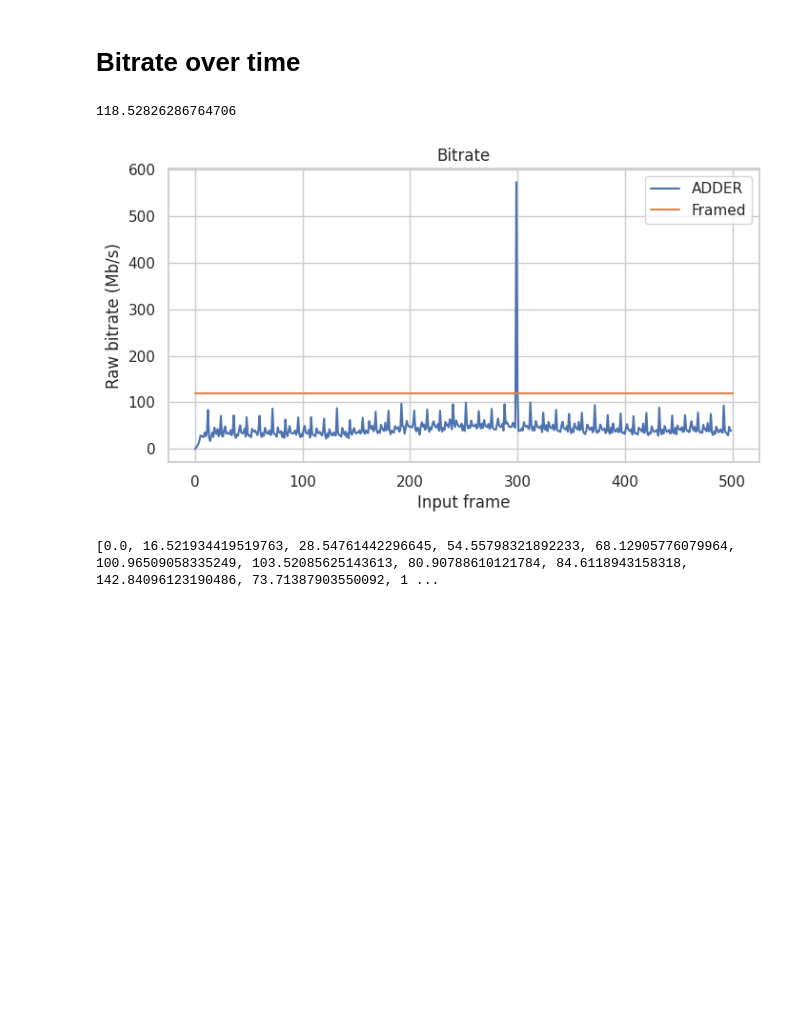
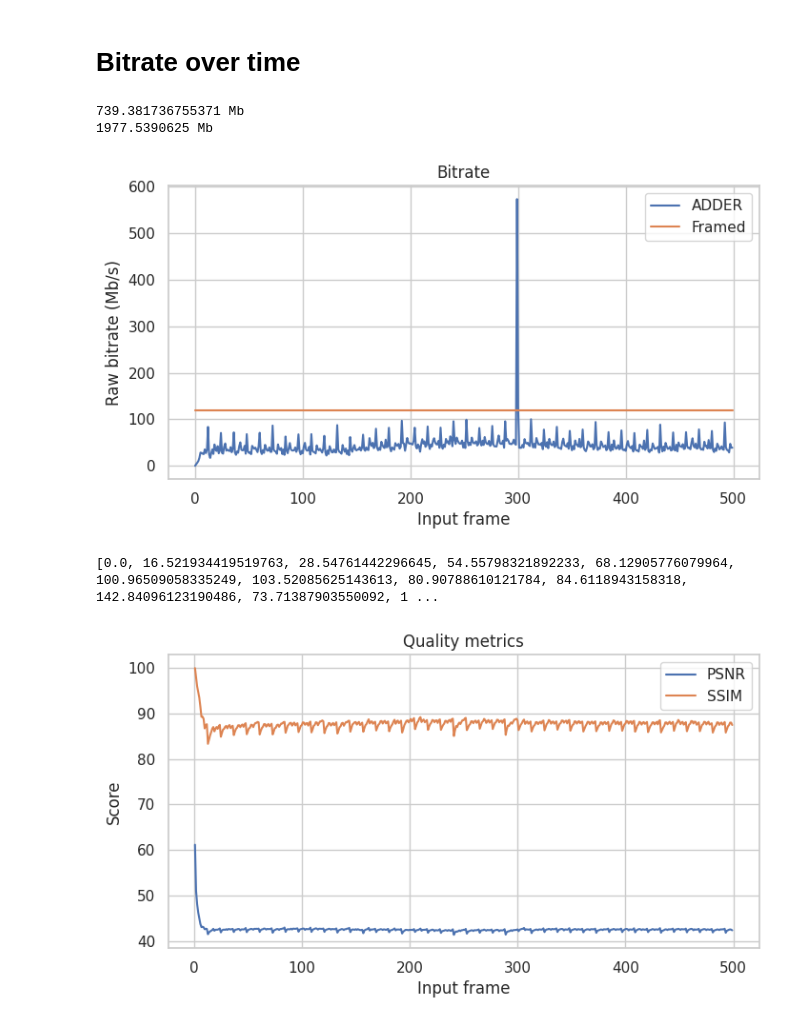
Before and after one commit to ac-freeman/adder-codec-rs, a Jupyter notebook: adder-codec-rs/evaluation/feature_detection/log_analyzer.ipynb, the cells around one changed output. Cells and saved outputs as stored; diff of their text form; code cells hidden in the pictures; blank space fills up the shorter version.

```diff
--- a/adder-codec-rs/evaluation/feature_detection/log_analyzer.ipynb
+++ b/adder-codec-rs/evaluation/feature_detection/log_analyzer.ipynb
@@ -88,6 +88,9 @@ with (open("/home/andrew/Code/adder-codec-rs/features_19_10_2023_16_56_44.log",
             print(line)
         except EOFError:
             break
+
+    # Remove the last item because it might have none values
+    input_sets = input_sets[:-1]
 # %% [output]
 960x540x1
 
@@ -160,8 +163,12 @@ ADDER mean: 475878.054 (-42.7%)   Median: 427632.0
 # %%
 adder_bitrates = [obj.event_bitrate for obj in input_sets]
 
+total_adder_size = np.sum(adder_bitrates) / (tps / tpf)
+print(total_adder_size, "Mb")
+
 source_raw_Mbps = (width * height * channels * (tps / tpf) * 8.0) / 1024.0 / 1024.0
-print(source_raw_Mbps)
+total_raw_size = (width * height * channels * len(adder_bitrates) * 8.0) / 1024.0 / 1024.0
+print(total_raw_size, "Mb")
 framed_bitrates = [source_raw_Mbps for obj in input_sets]
 
 sns.set(style="whitegrid")
@@ -175,18 +182,25 @@ plt.xlabel("Input frame")
 plt.title("Bitrate")
 
 plt.show()
-print(bitrates)
-# interactive_plot = mpld3.display()
-# interactive_plot
-
-
-# cv_mean = np.mean(np.array(cv_times[:-1]))
-# adder_mean = np.mean(np.array(adder_times[:-1]))
-# percent_change = (adder_mean / cv_mean) - 1
-# print('OpenCV mean:', cv_mean, '  Median:', np.median(np.array(cv_times[:-1])))
-# print('ADDER mean:', adder_mean, "({:.1f}%)".format(percent_change * 100), '  Median:',
-#       np.median(np.array(adder_times[:-1])))
 # %% [output]
-118.52826286764706
+739.381736755371 Mb
+1977.5390625 Mb
 [figure]
 [0.0, 16.521934419519763, 28.54761442296645, 54.55798321892233, 68.12905776079964, 100.96509058335249, 103.52085625143613, 80.90788610121784, 84.6118943158318, 142.84096123190486, 73.71387903550092, 1 ...
+# %%
+adder_psnr = [obj.psnr for obj in input_sets]
+adder_ssim = [obj.ssim for obj in input_sets]
+
+sns.set(style="whitegrid")
+plt.figure(figsize=(8, 4))
+
+sns.lineplot(x=range(len(input_sets)), y=adder_psnr, marker=None, label="PSNR")
+sns.lineplot(x=range(len(input_sets)), y=adder_ssim, marker=None, label="SSIM")
+plt.ylabel("Score")
+plt.xlabel("Input frame")
+# plt.yscale('log')
+plt.title("Quality metrics")
+
+plt.show()
+# %% [output]
+[figure, added]
```
Also changed, not shown: parts of 1 cell of this notebook, 2 other files.
